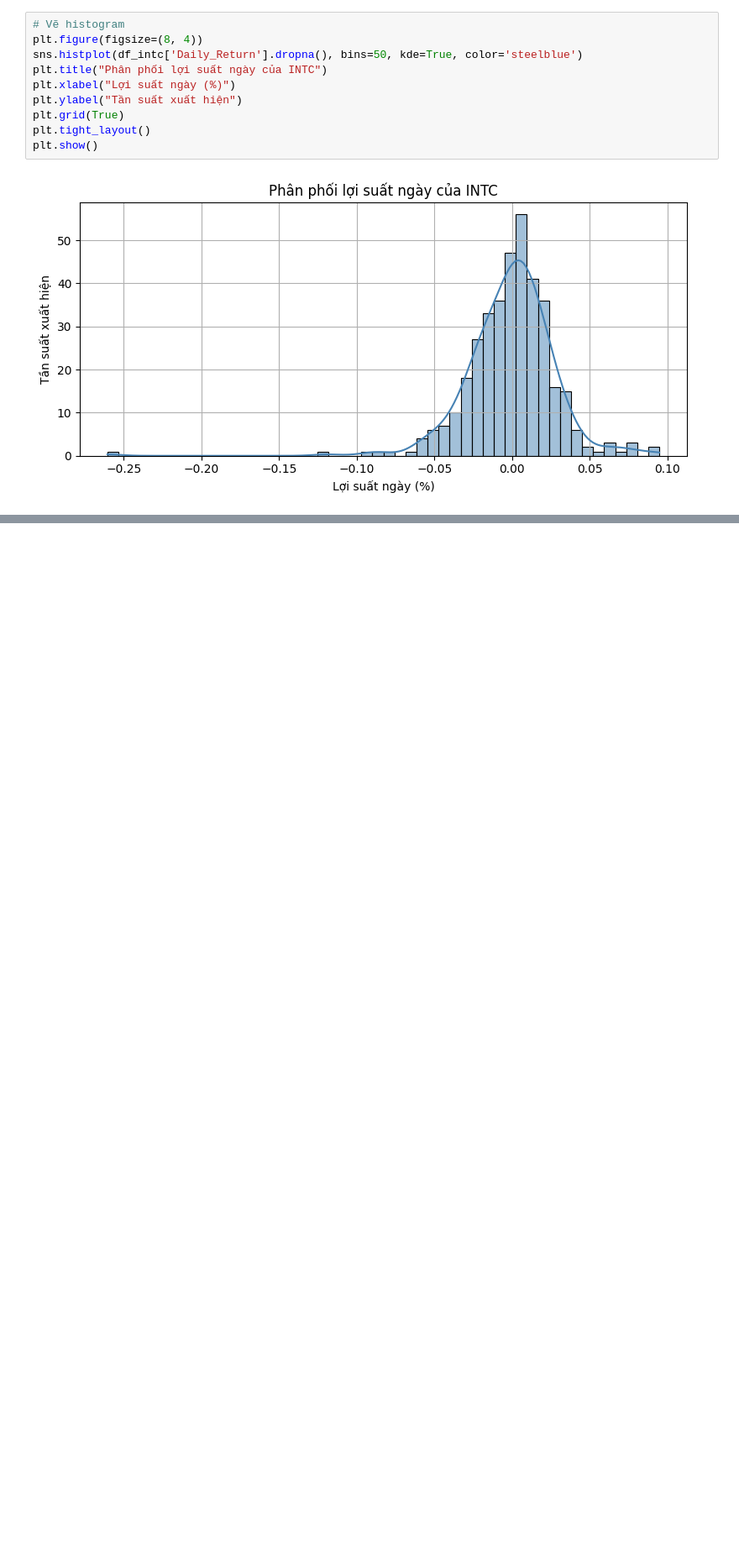
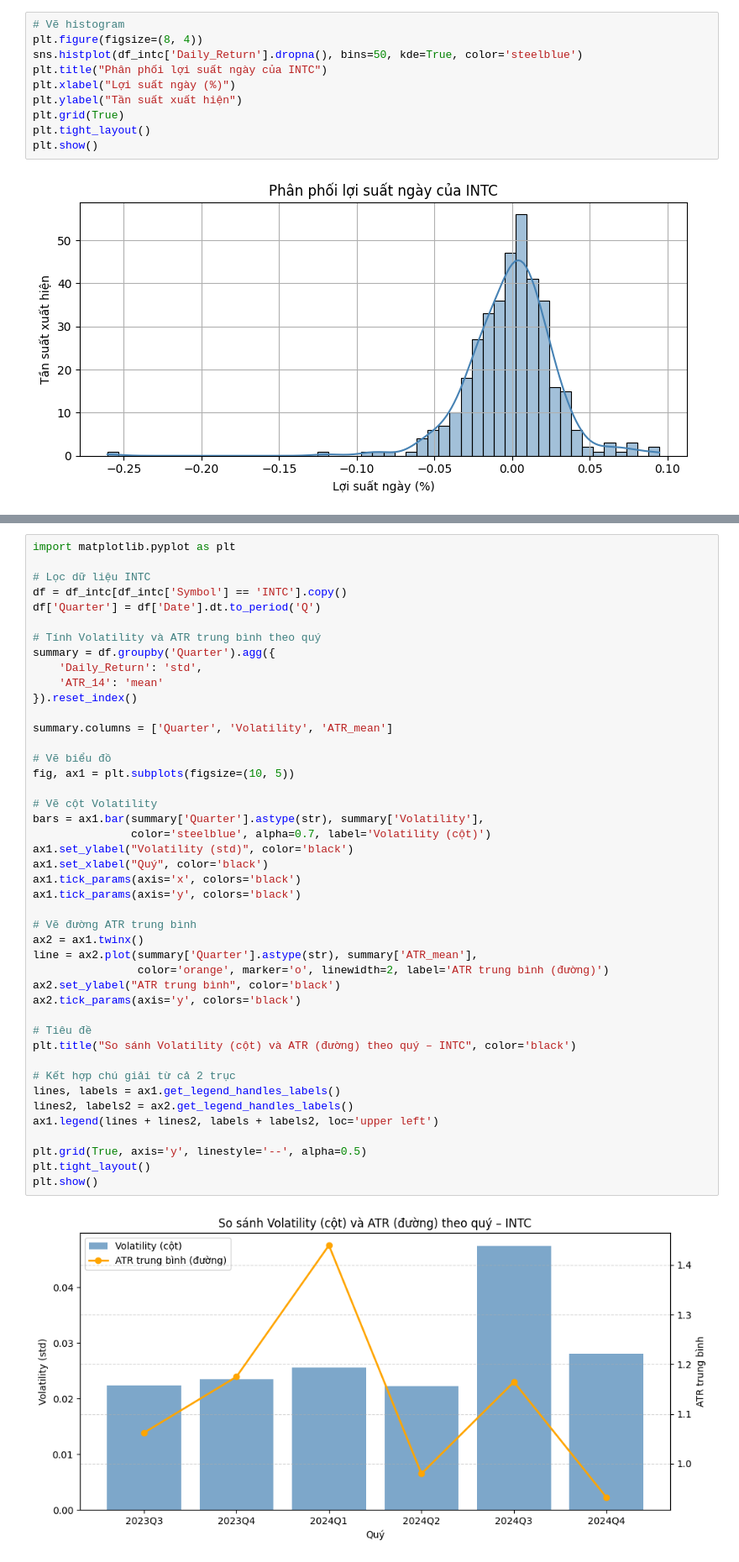
Before and after one commit to armordkay/data-processing-with-python, a Jupyter notebook: project.ipynb, the cells around one changed output, grey strips where cells are left out. Shown at 84% size. Cells and saved outputs as stored; diff of their text form; blank space fills up the shorter version.

```diff
--- a/project.ipynb
+++ b/project.ipynb
@@ -276,0 +295,46 @@ plt.grid(True); plt.tight_layout(); plt.show()
+# %%
+import matplotlib.pyplot as plt
+
+# Lọc dữ liệu INTC
+df = df_intc[df_intc['Symbol'] == 'INTC'].copy()
+df['Quarter'] = df['Date'].dt.to_period('Q')
+
+# Tính Volatility và ATR trung bình theo quý
+summary = df.groupby('Quarter').agg({
+    'Daily_Return': 'std',
+    'ATR_14': 'mean'
+}).reset_index()
+
+summary.columns = ['Quarter', 'Volatility', 'ATR_mean']
+
+# Vẽ biểu đồ
+fig, ax1 = plt.subplots(figsize=(10, 5))
+
+# Vẽ cột Volatility
+bars = ax1.bar(summary['Quarter'].astype(str), summary['Volatility'],
+               color='steelblue', alpha=0.7, label='Volatility (cột)')
+ax1.set_ylabel("Volatility (std)", color='black')
+ax1.set_xlabel("Quý", color='black')
+ax1.tick_params(axis='x', colors='black')
+ax1.tick_params(axis='y', colors='black')
+
+# Vẽ đường ATR trung bình
+ax2 = ax1.twinx()
+line = ax2.plot(summary['Quarter'].astype(str), summary['ATR_mean'],
+                color='orange', marker='o', linewidth=2, label='ATR trung bình (đường)')
+ax2.set_ylabel("ATR trung bình", color='black')
+ax2.tick_params(axis='y', colors='black')
+
+# Tiêu đề
+plt.title("So sánh Volatility (cột) và ATR (đường) theo quý – INTC", color='black')
+
+# Kết hợp chú giải từ cả 2 trục
+lines, labels = ax1.get_legend_handles_labels()
+lines2, labels2 = ax2.get_legend_handles_labels()
+ax1.legend(lines + lines2, labels + labels2, loc='upper left')
+
+plt.grid(True, axis='y', linestyle='--', alpha=0.5)
+plt.tight_layout()
+plt.show()
+# %% [output]
+[figure, added]
```
Also changed, not shown: parts of 20 cells of this notebook, 1 other file.
